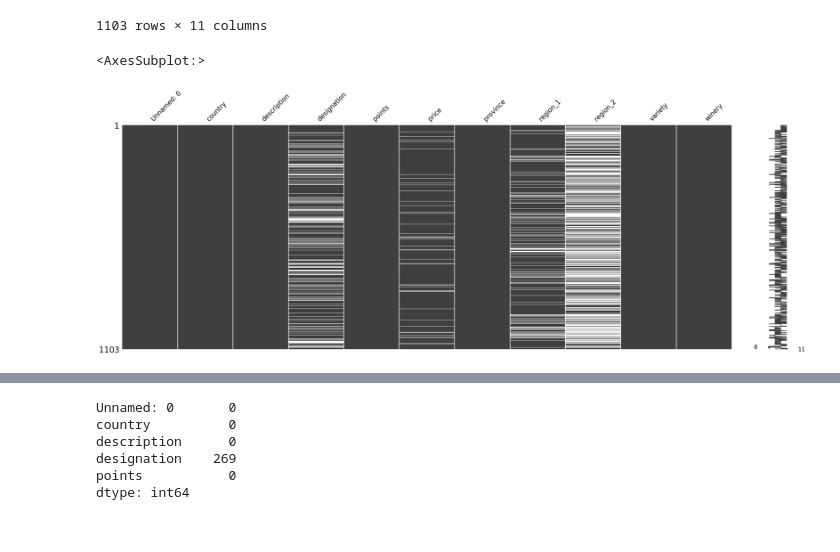
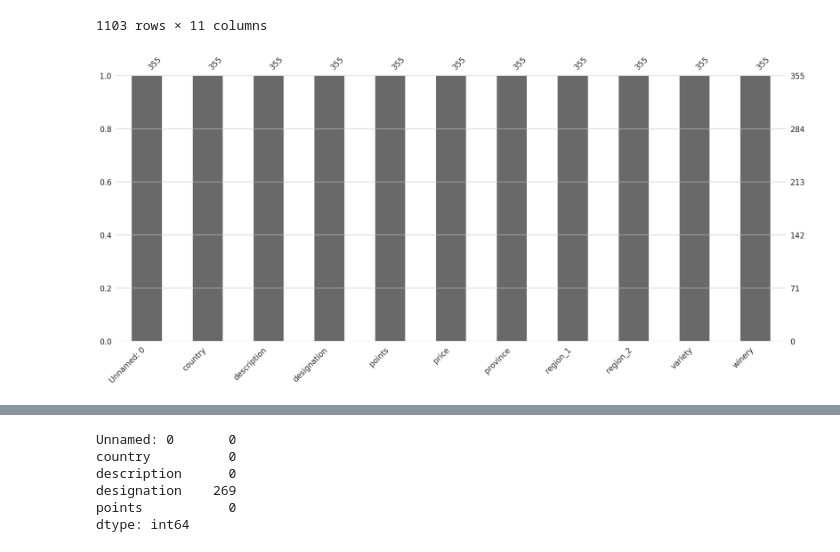
Before and after one commit to conkats/data-science-machine-learning-with-python, a Jupyter notebook: Data-Visualiation/Wine/wine.ipynb, the cells around one changed output, grey strips where cells are left out. Saved outputs shown, nothing was run; the diff lists cells and outputs as text; code cells hidden in the pictures.

```diff
--- a/Data-Visualiation/Wine/wine.ipynb
+++ b/Data-Visualiation/Wine/wine.ipynb
@@ -9,7 +16,7 @@ import matplotlib.pyplot as plt
 # %%
-# import the data
-wine_df = pd.read_csv("/home/conmec/Python/Maria_sTraining/Hyperion_Training/T35/wine.csv")
-wine_df.head()
+# import the dataset
+wine_df = pd.read_csv("../../Hyperion_Training/T35/wine.csv")
+wine_df.head(5)
 # %% [output]
 |  | Unnamed: 0 | country | description | designation | points | price | province | region_1 | region_2 | ... |
 | 0 | 0 | US | This tremendous 100% varietal win... | Martha's Vineyard | 96 | 235.0 | California | Napa Valley | Napa | ... |
@@ -92,7 +113,8 @@ wine_df.isna()
 1103 rows × 11 columns
 # %%
 # Plot graphic of missing values
-missingno.matrix(wine_df, figsize = (30,10))
+missingno.bar(wine_df)
+#missingno.matrix(wine_df, figsize=(20, 10), color=(0.2, 0.4, 0.6))
+plt.show()
 # %% [output]
-<AxesSubplot:>
-[figure, old version]
+[figure, new version]
```
Also changed, not shown: parts of 23 cells of this notebook.
